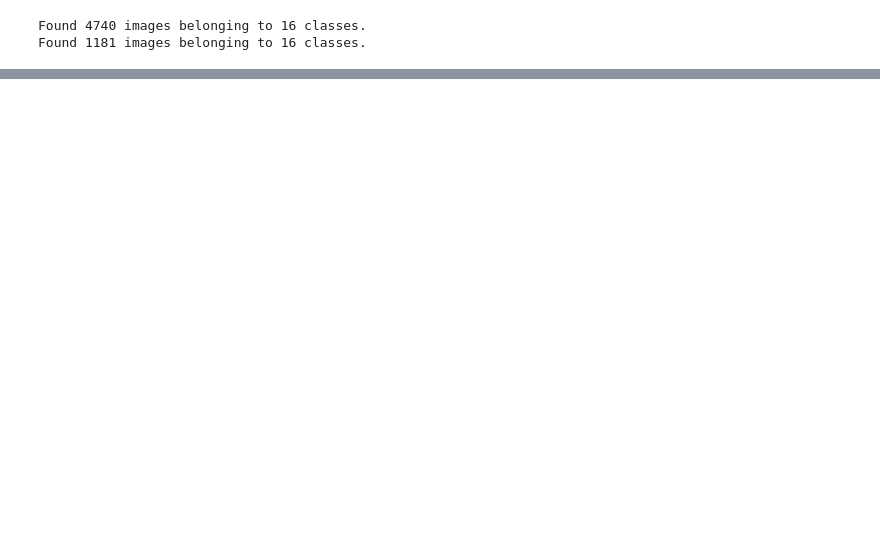
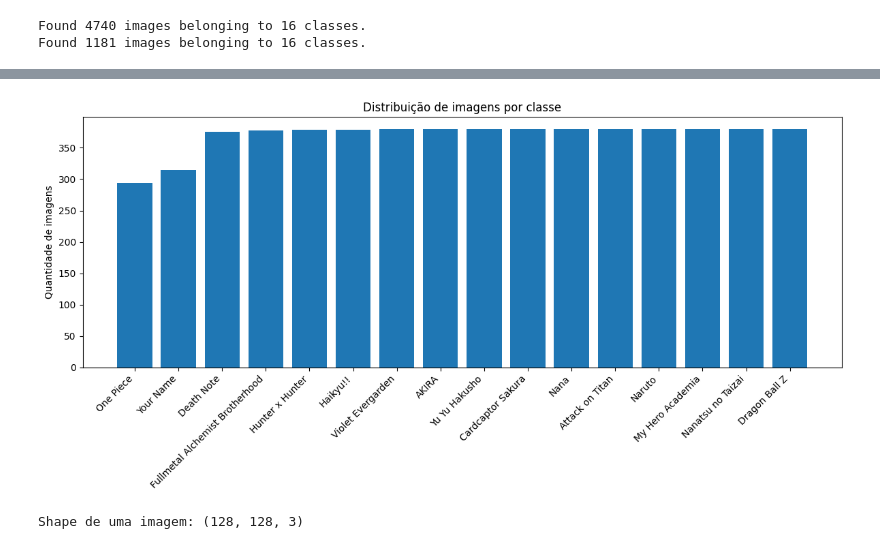
Before and after one commit to msilva011/EP_4--Deep_Learning, a Jupyter notebook: Anime_classificador.ipynb, the cells around one changed output, grey strips where cells are left out. Saved outputs shown, nothing was run; the diff lists cells and outputs as text; code cells hidden in the pictures; blank space fills up the shorter version.

```diff
--- a/Anime_classificador.ipynb
+++ b/Anime_classificador.ipynb
@@ -86,0 +144,33 @@ Found 1181 images belonging to 16 classes.
+# %%
+import os
+import matplotlib.pyplot as plt
+
+base_path = 'data/16_animes'
+counts = {}
+
+for folder in os.listdir(base_path):
+    folder_path = os.path.join(base_path, folder)
+    if os.path.isdir(folder_path):
+        num_images = len([
+            f for f in os.listdir(folder_path)
+            if f.lower().endswith(('.jpg', '.png', '.jpeg'))
+        ])
+        counts[folder] = num_images
+
+# Agora sim, esse bloco usa o counts corretamente:
+labels, values = zip(*sorted(counts.items(), key=lambda x: x[1]))
+
+plt.figure(figsize=(12, 6))
+plt.bar(labels, values)
+plt.xticks(rotation=45, ha='right')
+plt.ylabel('Quantidade de imagens')
+plt.title('Distribuição de imagens por classe')
+plt.tight_layout()
+plt.show()
+# %% [output]
+[figure, added]
+# %%
+batch_x, batch_y = next(train_gen)
+print("Shape de uma imagem:", batch_x[0].shape)
+# %% [output]
+Shape de uma imagem: (128, 128, 3)
```
Also changed, not shown: parts of 5 cells of this notebook, 1 other file.
